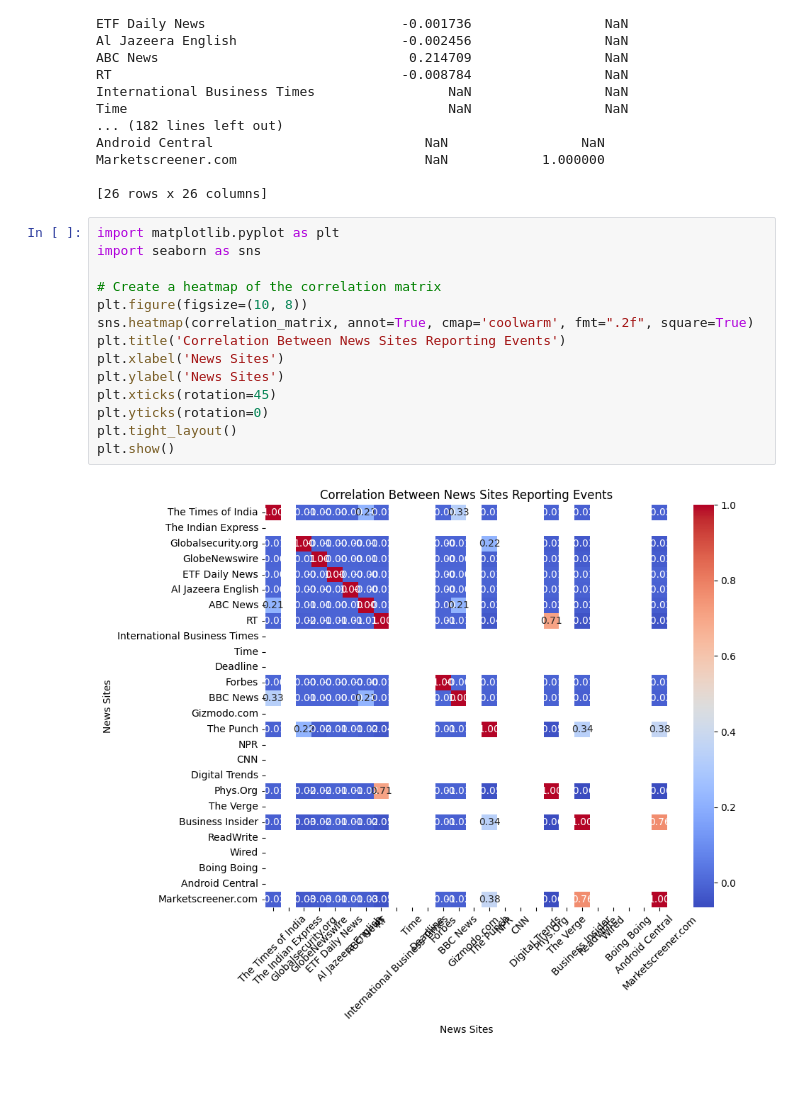
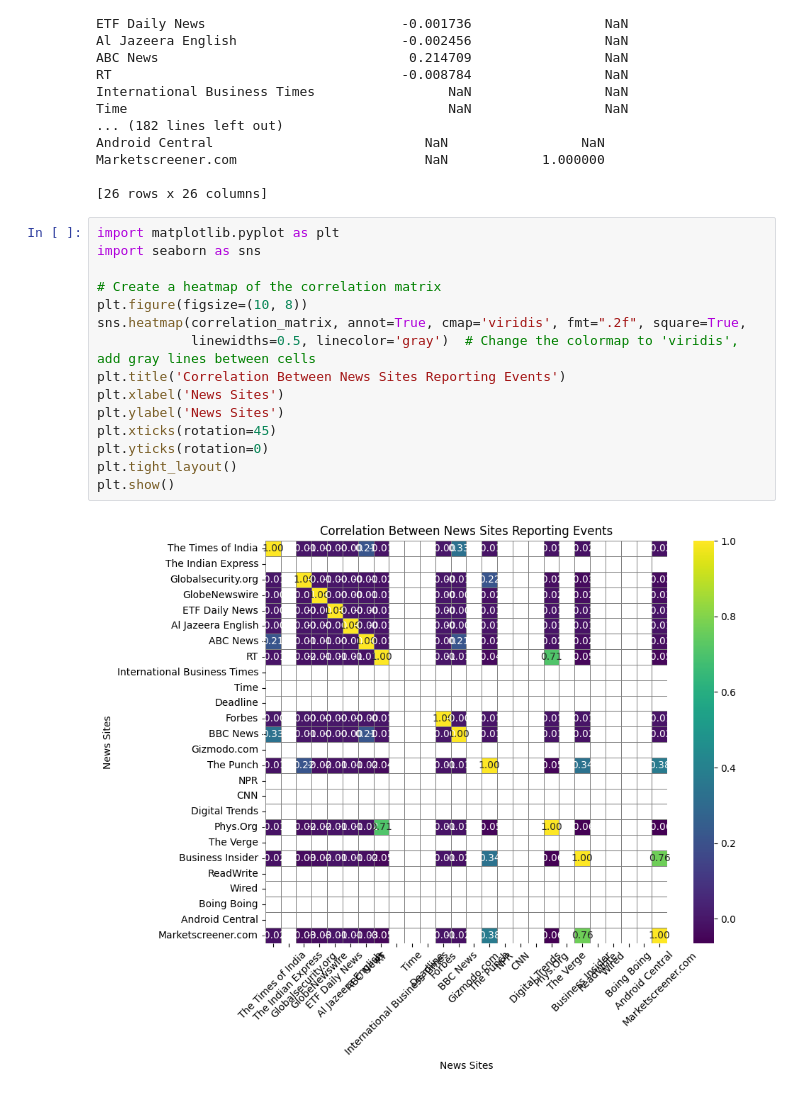
Before and after one commit to slykkkk/news_correlation_10ac_week0, a Jupyter notebook: notebooks/event.ipynb, the cells around one changed output. Cells and saved outputs as stored; diff of their text form.

```diff
--- a/notebooks/event.ipynb
+++ b/notebooks/event.ipynb
@@ -324,16 +339,17 @@ Marketscreener.com                        NaN            1.000000
 # %%
 import matplotlib.pyplot as plt
 import seaborn as sns
 
 # Create a heatmap of the correlation matrix
 plt.figure(figsize=(10, 8))
-sns.heatmap(correlation_matrix, annot=True, cmap='coolwarm', fmt=".2f", square=True)
+sns.heatmap(correlation_matrix, annot=True, cmap='viridis', fmt=".2f", square=True,
+            linewidths=0.5, linecolor='gray')  # Change the colormap to 'viridis', add gray lines between cells
 plt.title('Correlation Between News Sites Reporting Events')
 plt.xlabel('News Sites')
 plt.ylabel('News Sites')
 plt.xticks(rotation=45)
 plt.yticks(rotation=0)
 plt.tight_layout()
 plt.show()
 # %% [output]
-[figure, old version]
+[figure, new version]
```
Also changed, not shown: parts of 5 cells of this notebook, 25 other files.
